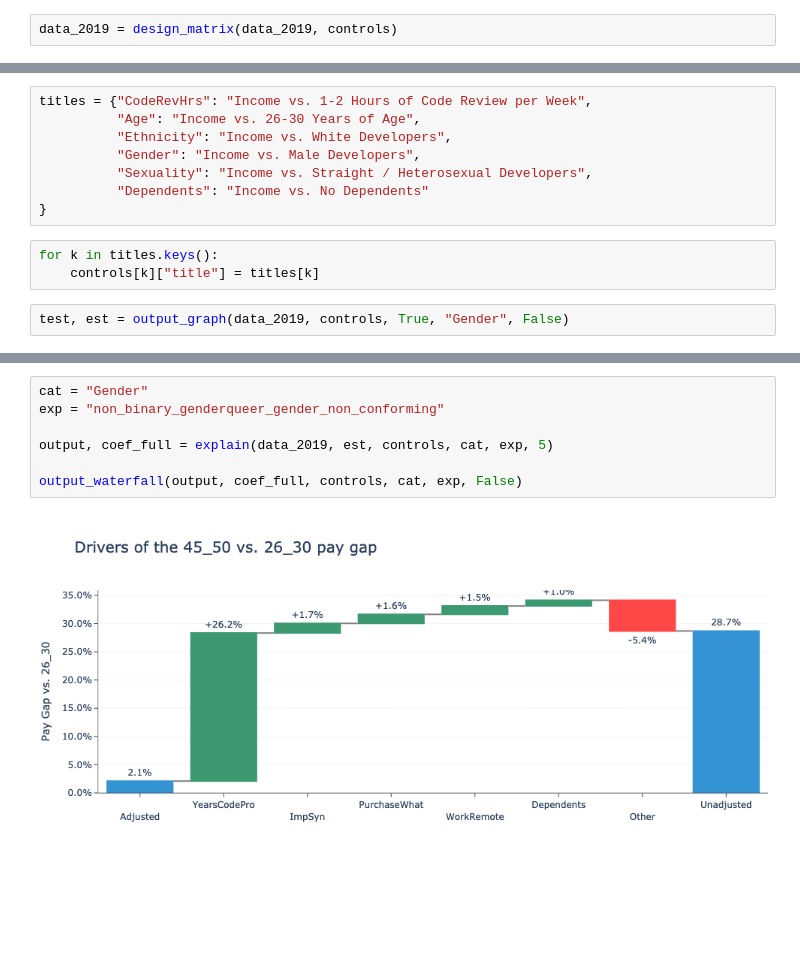
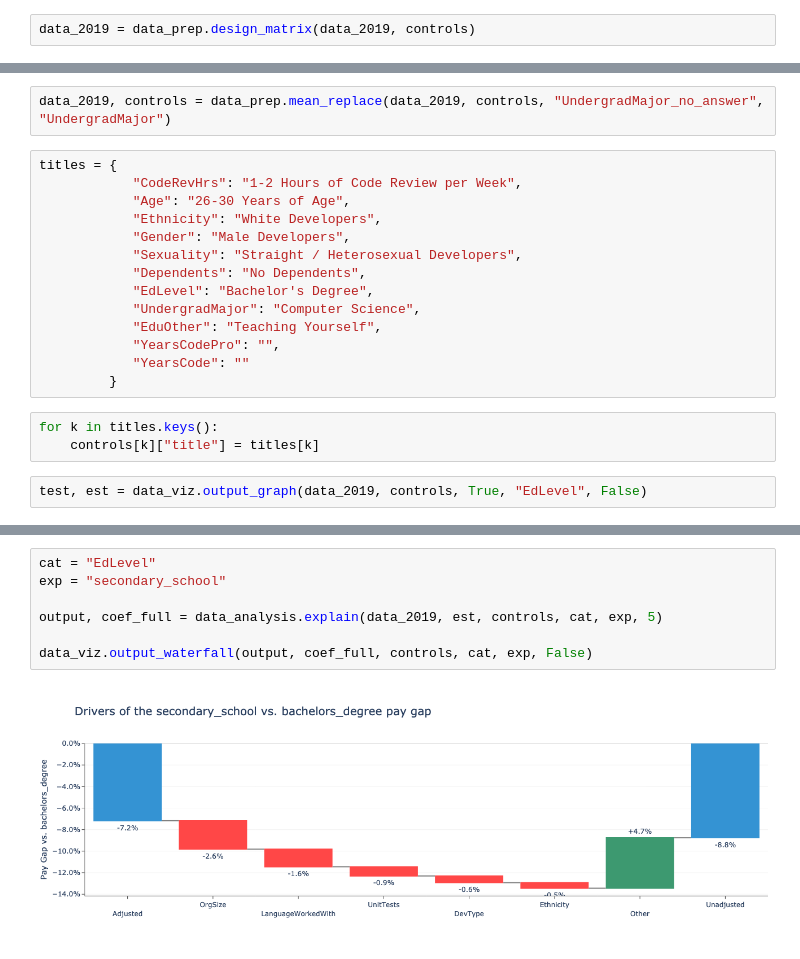
Before and after one commit to whoisnnamdi/highest-paid-software-developer-2019, a Jupyter notebook: dev-pay-2.ipynb, the cells around one changed output, grey strips where cells are left out. Cells and saved outputs as stored; diff of their text form; blank space fills up the shorter version.

```diff
--- a/dev-pay-2.ipynb
+++ b/dev-pay-2.ipynb
@@ -186,2 +24,2 @@ controls = create_controls(data_2019, "Income")
 # %%
-data_2019 = design_matrix(data_2019, controls)
+data_2019 = data_prep.design_matrix(data_2019, controls)
@@ -660,14 +26,22 @@ def output_kde(df: pd.DataFrame,
+# %%
+data_2019, controls = data_prep.mean_replace(data_2019, controls, "UndergradMajor_no_answer", "UndergradMajor")
 # %%
-titles = {"CodeRevHrs": "Income vs. 1-2 Hours of Code Review per Week",
-          "Age": "Income vs. 26-30 Years of Age",
-          "Ethnicity": "Income vs. White Developers",
-          "Gender": "Income vs. Male Developers",
-          "Sexuality": "Income vs. Straight / Heterosexual Developers",
-          "Dependents": "Income vs. No Dependents"
-}
+titles = {
+            "CodeRevHrs": "1-2 Hours of Code Review per Week",
+            "Age": "26-30 Years of Age",
+            "Ethnicity": "White Developers",
+            "Gender": "Male Developers",
+            "Sexuality": "Straight / Heterosexual Developers",
+            "Dependents": "No Dependents",
+            "EdLevel": "Bachelor's Degree",
+            "UndergradMajor": "Computer Science",
+            "EduOther": "Teaching Yourself",
+            "YearsCodePro": "",
+            "YearsCode": ""
+         }
 # %%
 for k in titles.keys():
     controls[k]["title"] = titles[k]
 # %%
-test, est = output_graph(data_2019, controls, True, "Gender", False)
+test, est = data_viz.output_graph(data_2019, controls, True, "EdLevel", False)
 # %% [output]
@@ -675,9 +50,9 @@ test, est = output_graph(data_2019, controls, True, "Gender", False)
 # %%
-cat = "Gender"
-exp = "non_binary_genderqueer_gender_non_conforming"
+cat = "EdLevel"
+exp = "secondary_school"
 
-output, coef_full = explain(data_2019, est, controls, cat, exp, 5)
+output, coef_full = data_analysis.explain(data_2019, est, controls, cat, exp, 5)
 
-output_waterfall(output, coef_full, controls, cat, exp, False)
+data_viz.output_waterfall(output, coef_full, controls, cat, exp, False)
 # %% [output]
-[figure, old version]
+[figure, new version]
```
Also changed, not shown: parts of 30 cells of this notebook, 3 other files.
